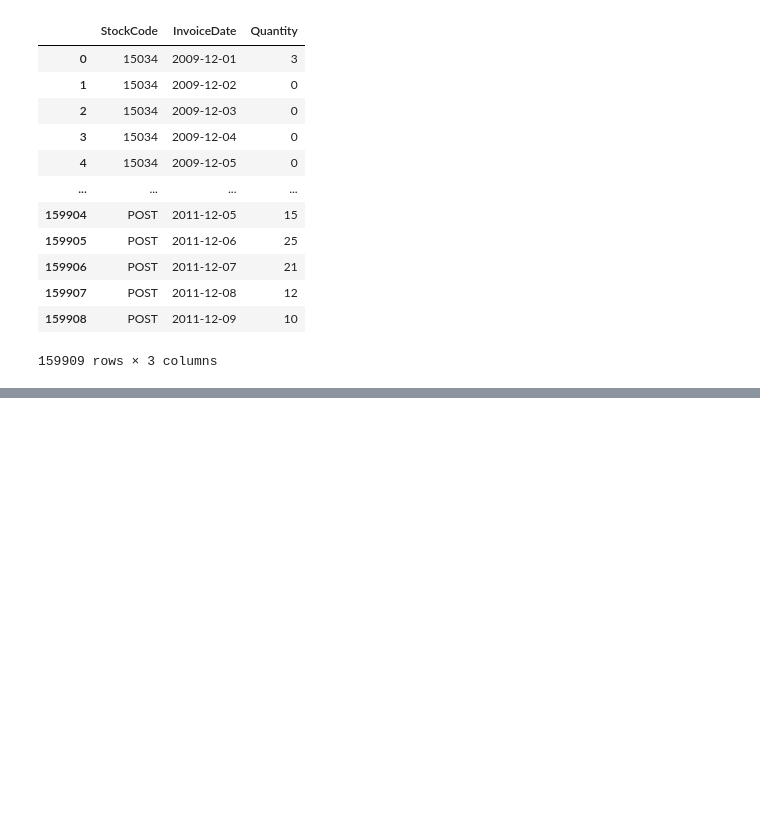
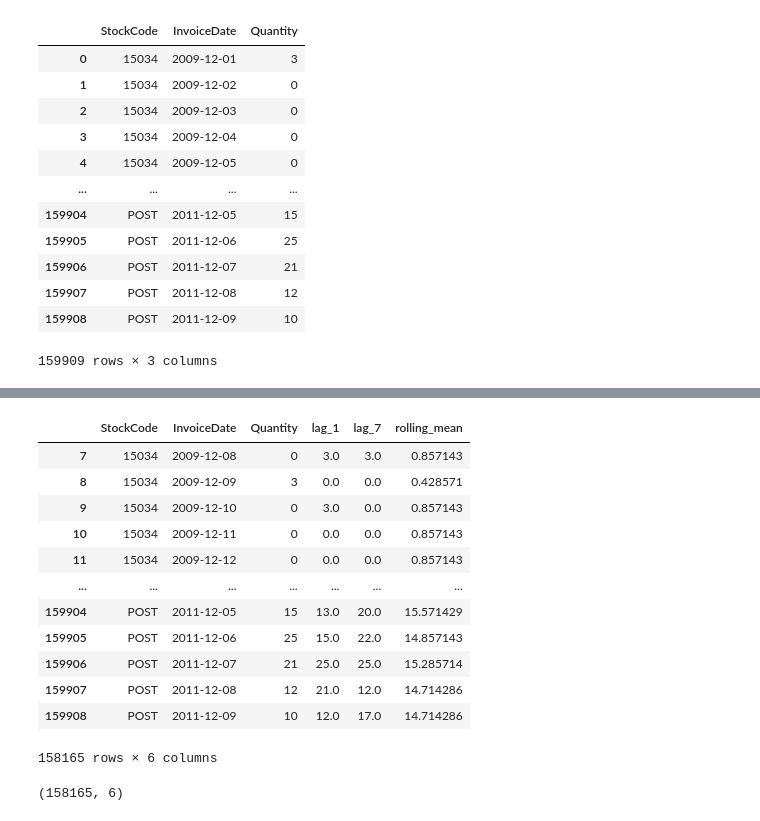
Before and after one commit to jayeshkoli-1402/RIDF, a Jupyter notebook: model.ipynb, the cells around one changed output, grey strips where cells are left out. Cells and saved outputs as stored; diff of their text form; code cells hidden in the pictures; blank space fills up the shorter version.

```diff
--- a/model.ipynb
+++ b/model.ipynb
@@ -207,0 +208,3 @@ full_data.head()
+# %%
+full_data['lag_7'] = full_data.groupby('StockCode')['Quantity'].shift(7)
+full_data['rolling_mean'] = full_data.groupby('StockCode')['Quantity'].transform(lambda x: x.shift(1).rolling(7).mean())
@@ -207,0 +225,22 @@ full_data.head()
+# %%
+full_data = full_data.dropna()
+# %%
+full_data
+# %% [output]
+|  | StockCode | InvoiceDate | Quantity | lag_1 | lag_7 | rolling_mean |
+| 7 | 15034 | 2009-12-08 | 0 | 3.0 | 3.0 | 0.857143 |
+| 8 | 15034 | 2009-12-09 | 3 | 0.0 | 0.0 | 0.428571 |
+| 9 | 15034 | 2009-12-10 | 0 | 3.0 | 0.0 | 0.857143 |
+| 10 | 15034 | 2009-12-11 | 0 | 0.0 | 0.0 | 0.857143 |
+| 11 | 15034 | 2009-12-12 | 0 | 0.0 | 0.0 | 0.857143 |
+| ... | ... | ... | ... | ... | ... | ... |
+| 159904 | POST | 2011-12-05 | 15 | 13.0 | 20.0 | 15.571429 |
+| 159905 | POST | 2011-12-06 | 25 | 15.0 | 22.0 | 14.857143 |
+| 159906 | POST | 2011-12-07 | 21 | 25.0 | 25.0 | 15.285714 |
+| 159907 | POST | 2011-12-08 | 12 | 21.0 | 12.0 | 14.714286 |
+| 159908 | POST | 2011-12-09 | 10 | 12.0 | 17.0 | 14.714286 |
+158165 rows × 6 columns
+# %%
+full_data.shape
+# %% [output]
+(158165, 6)
```
Also changed, not shown: parts of 15 cells of this notebook.
